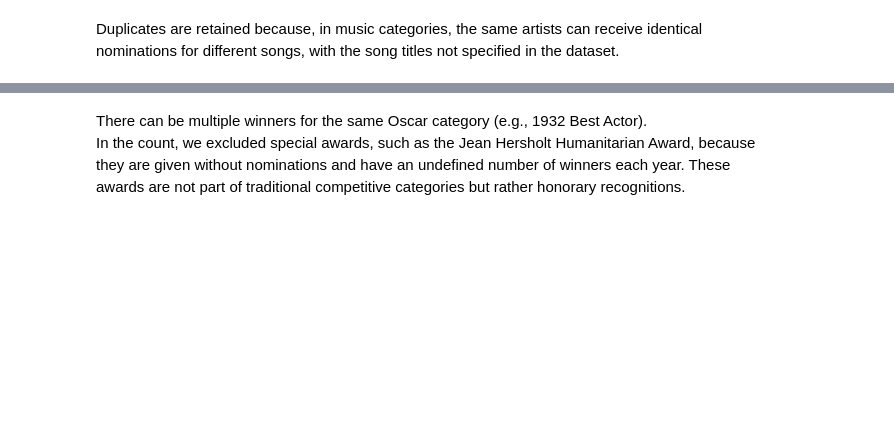
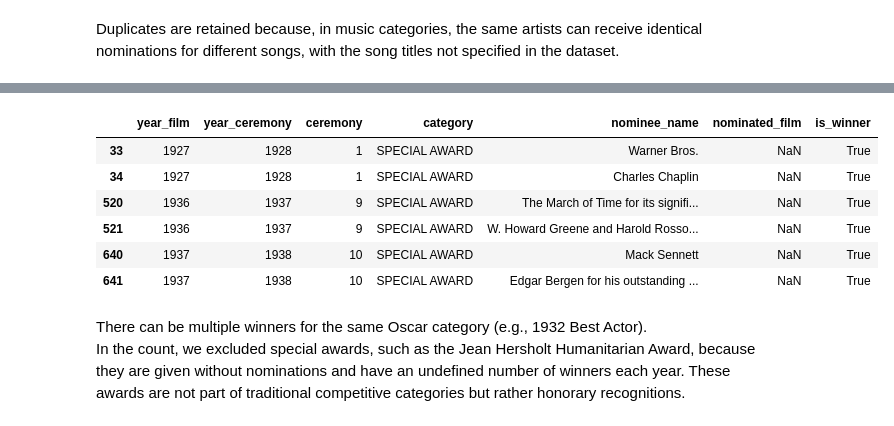
Before and after one commit to quelmitch/UNITO-IUM-TWEB, a Jupyter notebook: solution/data-analysis/data_cleaning.ipynb, the cells around one changed output, grey strips where cells are left out. Cells and saved outputs as stored; diff of their text form; code cells hidden in the pictures; blank space fills up the shorter version.

```diff
--- a/solution/data-analysis/data_cleaning.ipynb
+++ b/solution/data-analysis/data_cleaning.ipynb
@@ -549,18 +1035,26 @@ print(f"There are {oscars_df[oscars_df['year_film'] > oscars_df['year_ceremony']
 # %%
 # Check for multiple winner possibilities
 from utils.utils import special_oscar_awards
 
-# Exclude rows where the 'category' is in the special_oscar_awards list
-filtered_oscars = oscars_df[~oscars_df['category'].isin(special_oscar_awards)]
+# Filtering rows where the 'category' is in the special_oscar_awards list
+filtered_oscars = find_matching(oscars_df, 'category', special_oscar_awards)
 
 # Find groups with more than one winner
 multiple_winners = filtered_oscars.groupby(['year_ceremony', 'category']).filter(
     lambda x: x['is_winner'].sum() > 1
 )
 
 # Keep only the rows where 'is_winner' is True
 multiple_winners = multiple_winners[multiple_winners['is_winner'] == True]
 multiple_winners.head(6)
+# %% [output]
+|  | year_film | year_ceremony | ceremony | category | nominee_name | nominated_film | is_winner |
+| 33 | 1927 | 1928 | 1 | SPECIAL AWARD | Warner Bros. | NaN | True |
+| 34 | 1927 | 1928 | 1 | SPECIAL AWARD | Charles Chaplin | NaN | True |
+| 520 | 1936 | 1937 | 9 | SPECIAL AWARD | The March of Time for its signifi... | NaN | True |
+| 521 | 1936 | 1937 | 9 | SPECIAL AWARD | W. Howard Greene and Harold Rosso... | NaN | True |
+| 640 | 1937 | 1938 | 10 | SPECIAL AWARD | Mack Sennett | NaN | True |
+| 641 | 1937 | 1938 | 10 | SPECIAL AWARD | Edgar Bergen for his outstanding ... | NaN | True |
 # %% [markdown]
 There can be multiple winners for the same Oscar category (e.g., 1932 Best Actor). <br>
 In the count, we excluded special awards, such as the Jean Hersholt Humanitarian Award, because they are given without nominations and have an undefined number of winners each year. These awards are not part of traditional competitive categories but rather honorary recognitions.
```
Also changed, not shown: parts of 120 cells of this notebook, 2 other files.
